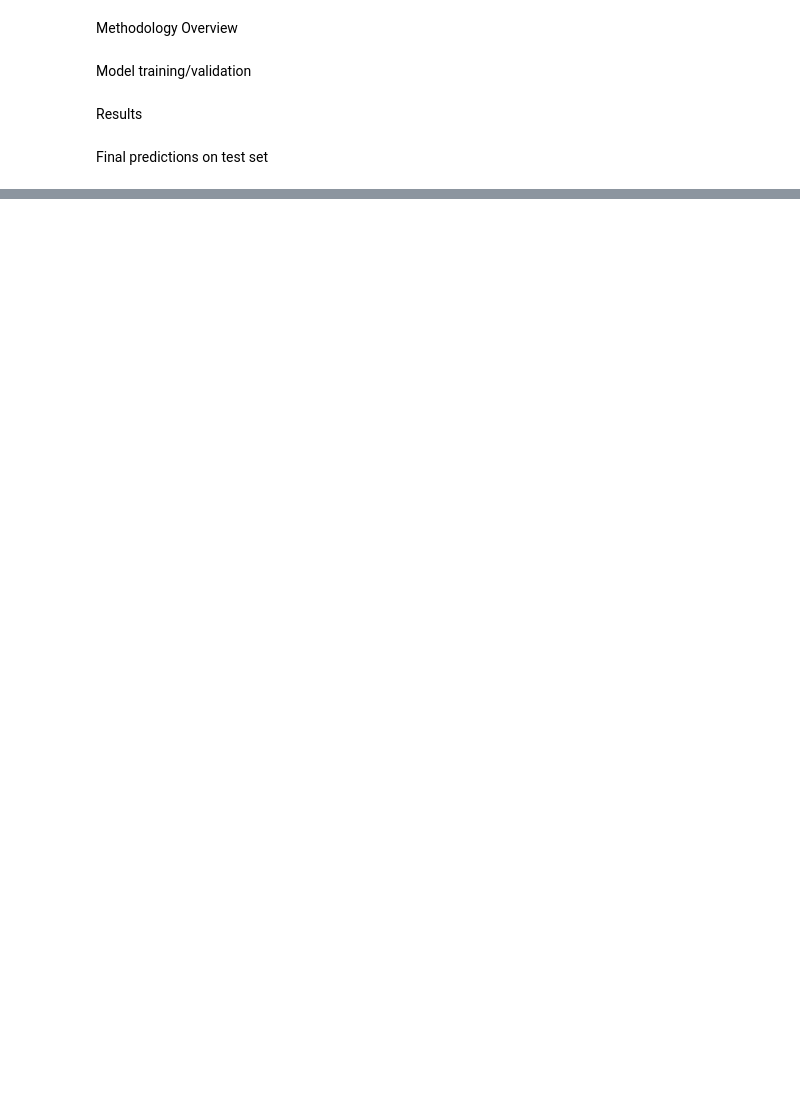
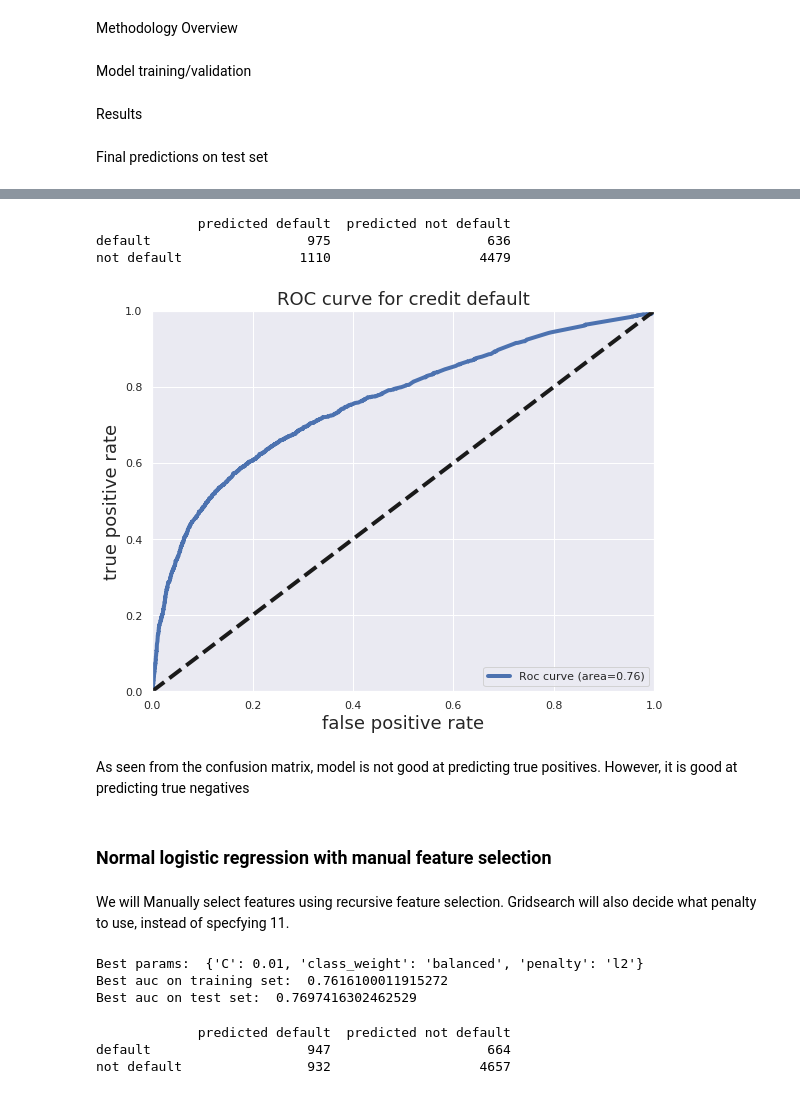
Before and after one commit to AbhinathK/CreditCardML, a Jupyter notebook: CreditCardData.ipynb, the cells around one changed output, grey strips where cells are left out. Saved outputs shown, nothing was run; the diff lists cells and outputs as text; code cells hidden in the pictures; blank space fills up the shorter version.

Commit message:
logistic regression

```diff
--- a/CreditCardData.ipynb
+++ b/CreditCardData.ipynb
@@ -528,0 +668,3 @@ data = data.drop(columns = 'EDUCATION')
+# %%
+#Split data set into training and test sets
+X_train, X_test, y_train, y_test = train_test_split(X, y, test_size=0.3, stratify=originalData.default, random_state=1)
@@ -528,0 +673,9 @@ data = data.drop(columns = 'EDUCATION')
+# %%
+# Function to optimize model based on roc_auc
+def gridsearch(model, params):
+    gs = GridSearchCV(model, params, scoring='roc_auc', n_jobs=-1)
+    gs.fit(X_train, y_train)
+    print ('Best params: ', gs.best_params_)
+    print ('Best auc on training set: ', gs.best_score_)
+    print ('Best auc on test set: ', gs.score(X_test, y_test))
+    return gs.predict(X_test), gs.decision_function(X_test)
@@ -528,0 +689,20 @@ data = data.drop(columns = 'EDUCATION')
+# %%
+#Function to plot roc curve
+def plot_roc(prob):
+    y_score = prob
+    fpr = dict()
+    tpr = dict()
+    roc_auc=dict()
+    fpr[1], tpr[1], _ = roc_curve(y_test, y_score)
+    roc_auc[1] = auc(fpr[1], tpr[1])
+
+    plt.figure(figsize=[9,7])
+    plt.plot(fpr[1], tpr[1], label='Roc curve (area=%0.2f)' %roc_auc[1], linewidth=4)
+    plt.plot([1,0], [1,0], 'k--', linewidth=4)
+    plt.xlim([0.0, 1.0])
+    plt.ylim([0.0, 1.0])
+    plt.xlabel('false positive rate', fontsize=18)
+    plt.ylabel('true positive rate', fontsize=18)
+    plt.title('ROC curve for credit default', fontsize=18)
+    plt.legend(loc='lower right')
+    plt.show()
@@ -528,0 +711,9 @@ data = data.drop(columns = 'EDUCATION')
+# %%
+#Specifying lasso regularization to drop some of the features to reduce multicollinearity
+
+sgd = SGDClassifier(loss='log', penalty='l1', learning_rate='optimal')
+
+# use grid search to optimize parameters
+sgd_params = {'alpha': [0.0001, 0.001, 0.01, 0.1, 1.0, 5.0], 'class_weight': [None, 'balanced']}
+
+sgd_pred, sgd_prob = gridsearch(sgd, sgd_params)
@@ -528,0 +744,27 @@ data = data.drop(columns = 'EDUCATION')
+# %%
+# Plot confusion matrix
+plot_confusion_matrix(sgd_pred)
+# %% [output]
+             predicted default  predicted not default
+default                    975                    636
+not default               1110                   4479
+# %%
+# plot roc curve
+plot_roc(sgd_prob)
+# %% [output]
+[figure, added]
+# %% [markdown]
+As seen from the confusion matrix, model is not good at predicting true positives. However, it is good at predicting true negatives
+# %% [markdown]
+### Normal logistic regression with manual feature selection
+# %% [markdown]
+ We will Manually select features using recursive feature selection. Gridsearch will also decide what penalty to use, instead of specfying 11.
+# %%
+lr = LogisticRegression(solver='liblinear')
+lr_params = {'C': [0.001, 0.01, 0.1, 1, 10], 'class_weight': [None, 'balanced'], 'penalty': ['l1', 'l2']}
+
+lr_pred, lr_prob = gridsearch(lr, lr_params)
+# %% [output]
+Best params:  {'C': 0.01, 'class_weight': 'balanced', 'penalty': 'l2'}
+Best auc on training set:  0.7616100011915272
+Best auc on test set:  0.7697416302462529
@@ -528,0 +783,7 @@ data = data.drop(columns = 'EDUCATION')
+# %%
+# print confusion matrix
+plot_confusion_matrix(lr_pred)
+# %% [output]
+             predicted default  predicted not default
+default                    947                    664
+not default                932                   4657
```
Also changed, not shown: parts of 46 cells of this notebook.
